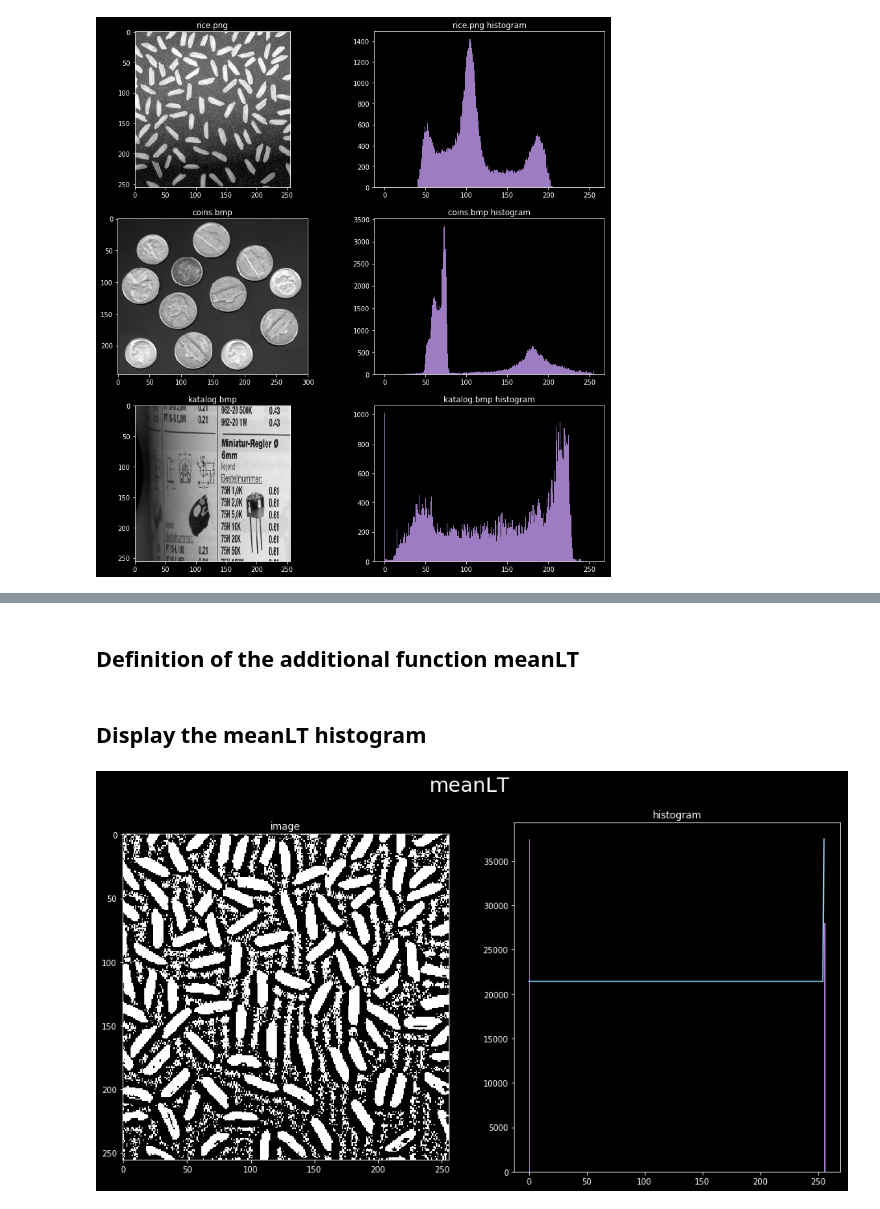
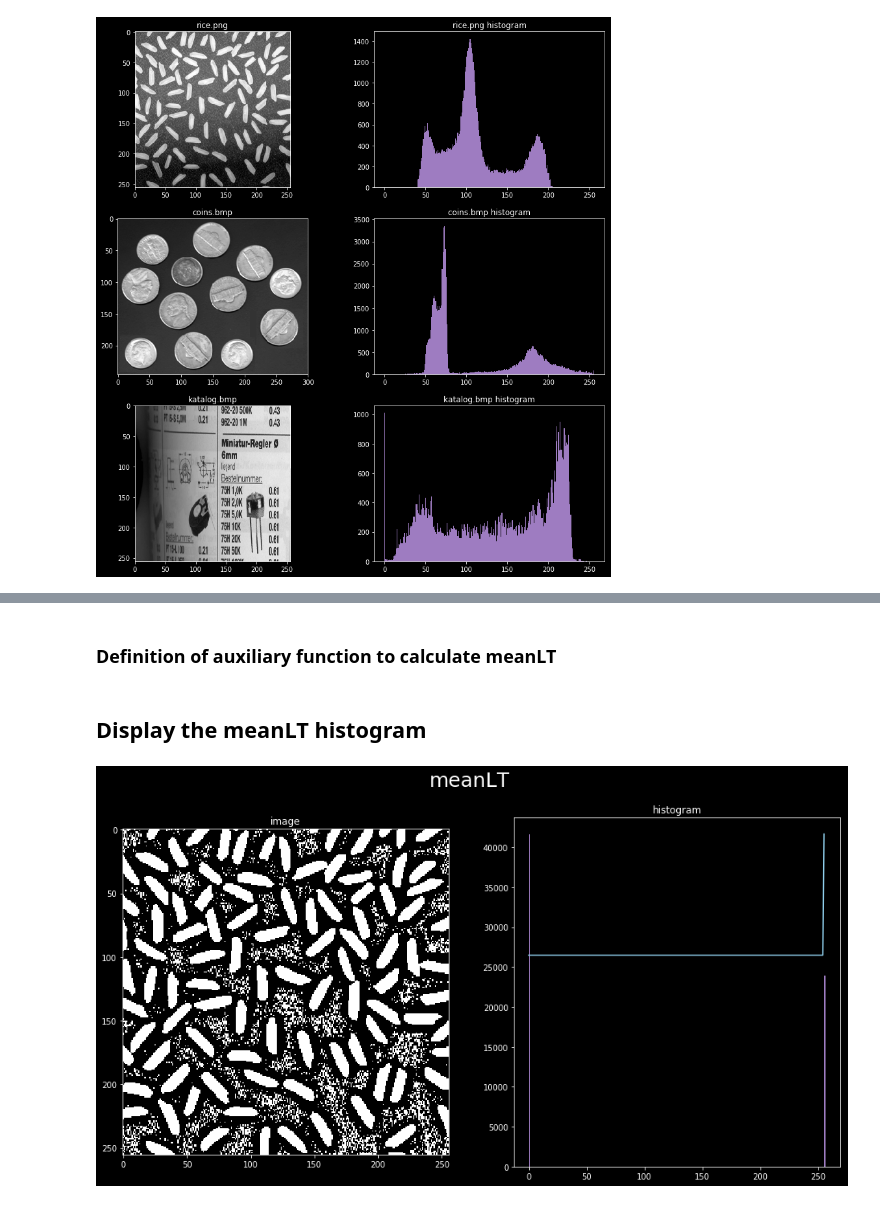
Before and after one commit to SkalskiP/ILearnComputerVision.py, a Jupyter notebook: Lab_5/labs/Task_5_2_Local_binarization.ipynb, the cells around one changed output, grey strips where cells are left out. Drawn from its saved outputs; the diff is of its cells as text; code cells hidden in the pictures.

```diff
--- a/Lab_5/labs/Task_5_2_Local_binaryisation.ipynb
+++ b/Lab_5/labs/Task_5_2_Local_binarization.ipynb
@@ -45,5 +49,7 @@ for index, file in enumerate(files):
+# %%
+ANALIZED_FILE = files[0]
 # %% [markdown]
-## Definition of the additional function meanLT
+### Definition of auxiliary function to calculate meanLT
 # %%
 def meanLT(x, y, W2, I, X, Y):
     elements_count = 0
@@ -57,37 +62,36 @@ def meanLT(x, y, W2, I, X, Y):
                 total += I[i + x, j + y]
     return total / elements_count
 # %%
-BW = files[0]
-FILE = files[0]
+output_file = np.copy(ANALIZED_FILE)
+X, Y = ANALIZED_FILE.shape
 
-X, Y = files[0].shape
-for x in range(X):
+for x in tqdm(range(X)):
     for y in range(Y):
-        mean = meanLT(x, y, int(WINDOW_SIZE / 2), FILE, X, Y)
-        if FILE[x, y] > mean:
-            BW[x, y] = 255
+        mean = meanLT(x, y, int(WINDOW_SIZE / 2), ANALIZED_FILE, X, Y)
+        if ANALIZED_FILE[x, y] > mean:
+            output_file[x, y] = 255
         else:
-            BW[x, y] = 0
+            output_file[x, y] = 0
 # %% [markdown]
 ## Display the meanLT histogram
 # %%
 # creation of a cumulative histogram
-hist,bins = np.histogram(BW.flatten(),256,[0,256])
+hist,bins = np.histogram(output_file.flatten(),256,[0,256])
 cdf = hist.cumsum()
 cdf_base = cdf * hist.max()/ cdf.max()
 
 plt.style.use('dark_background')
 fig = plt.figure(figsize=(16,8))
 fig.suptitle('meanLT', fontsize = 25)
 ax1 = fig.add_subplot(121)
-ax1.imshow(BW, 'gray')
+ax1.imshow(output_file, 'gray')
 ax1.set_title("image")
 
 ax2 = fig.add_subplot(122)
-ax2.hist(BW.ravel(), 256, [0,256], color = '#9E7CC1')
+ax2.hist(output_file.ravel(), 256, [0,256], color = '#9E7CC1')
 ax2.plot(cdf_base, color = '#8ECDEA')
 ax2.set_title("histogram")
 
 plt.show()
 # %% [output]
-[figure, old version]
+[figure, new version]
```
Also changed, not shown: parts of 13 cells of this notebook, 1 other file.
